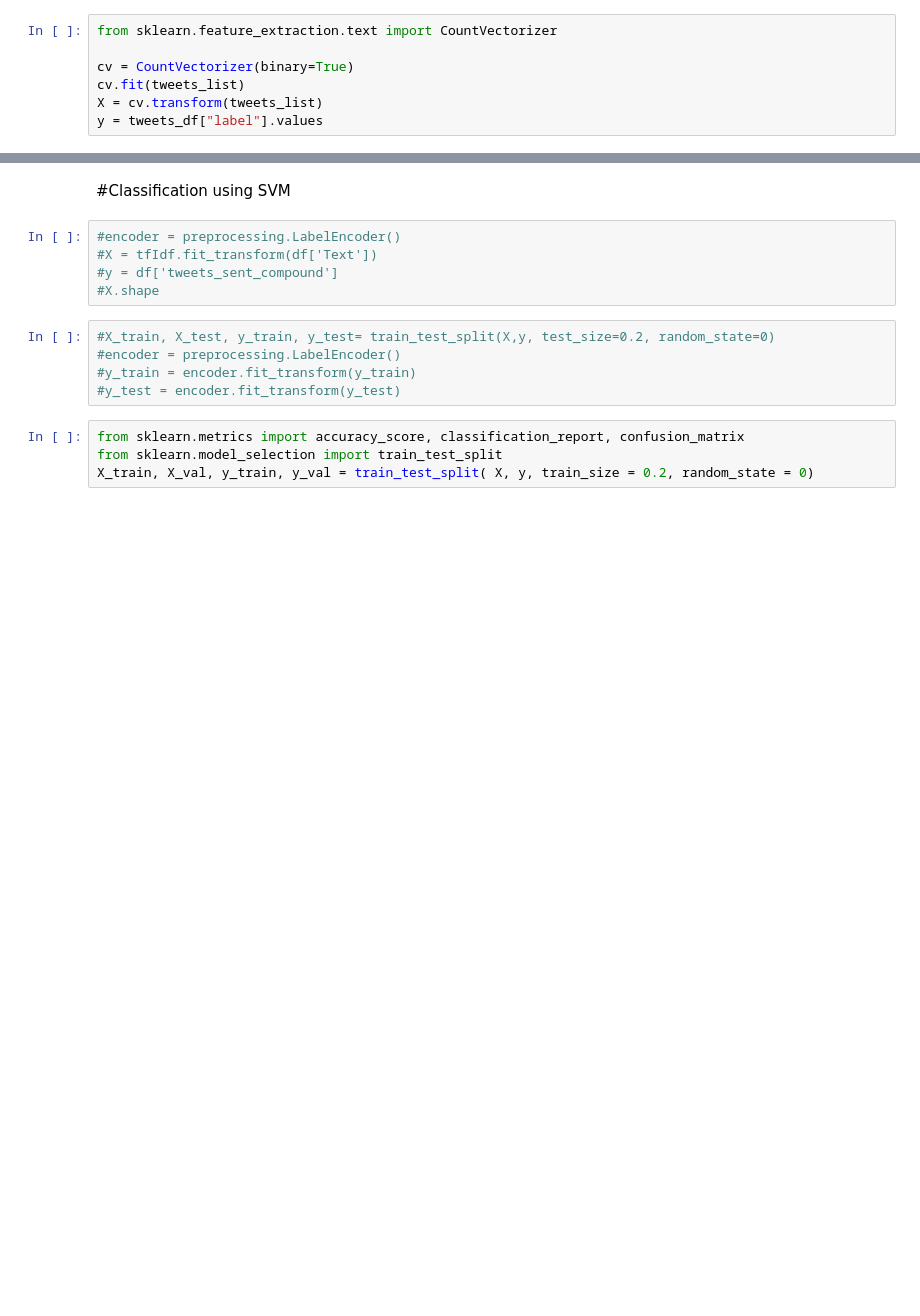
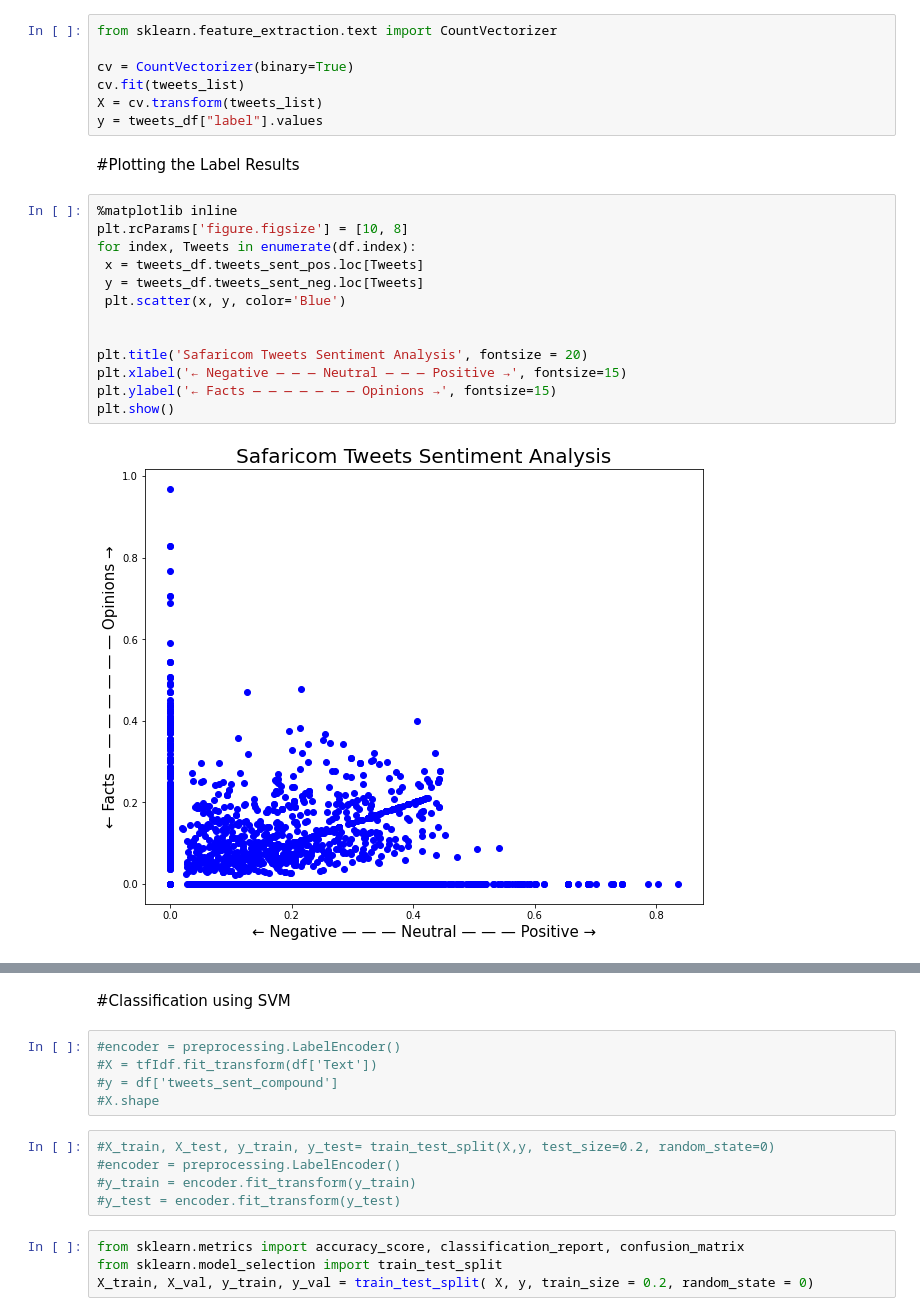
Before and after one commit to JoanWaweru/IS2Project, a Jupyter notebook: SafaricomProject.ipynb, the cells around one changed output, grey strips where cells are left out. Saved outputs shown, nothing was run; the diff lists cells and outputs as text; blank space fills up the shorter version.

Commit message:
Representing on different charts

```diff
--- a/SafaricomProject.ipynb
+++ b/SafaricomProject.ipynb
@@ -313,3 +317,20 @@ cv = CountVectorizer(binary=True)
 cv.fit(tweets_list)
 X = cv.transform(tweets_list)
 y = tweets_df["label"].values
+# %% [markdown]
+#Plotting the Label Results
+# %%
+%matplotlib inline
+plt.rcParams['figure.figsize'] = [10, 8]
+for index, Tweets in enumerate(df.index):
+ x = tweets_df.tweets_sent_pos.loc[Tweets]
+ y = tweets_df.tweets_sent_neg.loc[Tweets]
+ plt.scatter(x, y, color='Blue')
+
+
+plt.title('Safaricom Tweets Sentiment Analysis', fontsize = 20)
+plt.xlabel('← Negative — — — Neutral — — — Positive →', fontsize=15)
+plt.ylabel('← Facts — — — — — — — Opinions →', fontsize=15)
+plt.show()
+# %% [output]
+[figure, added]
```
Also changed, not shown: parts of 4 cells of this notebook.
